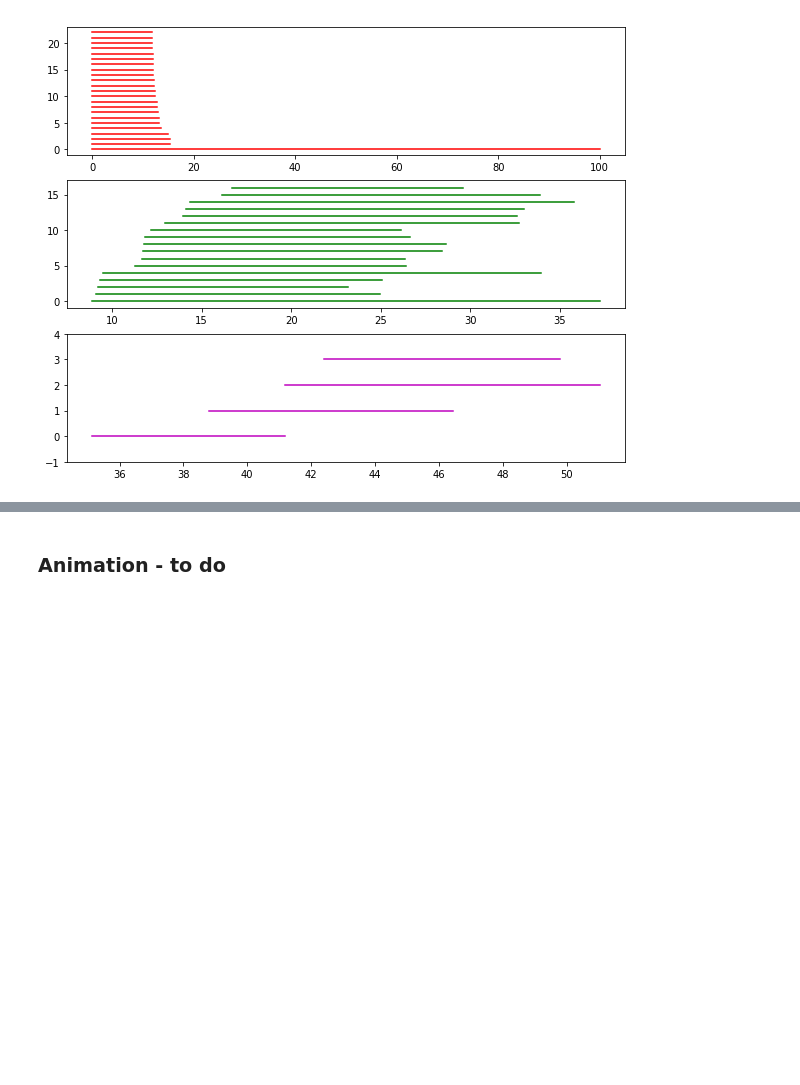
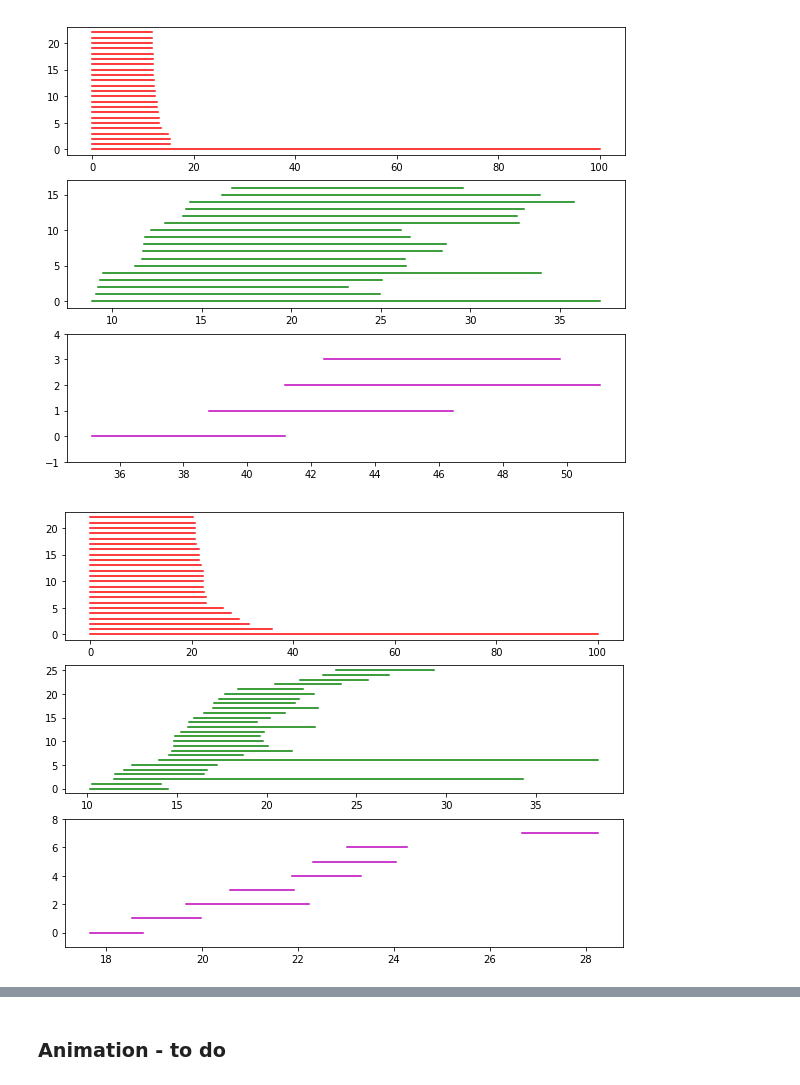
Before and after one commit to ayonar/HiddenManifolds, a Jupyter notebook: spud_code/manifold_and_decoding/HiddenManifold.ipynb, the cells around one changed output, grey strips where cells are left out. Cells and saved outputs as stored; diff of their text form; code cells hidden in the pictures; blank space fills up the shorter version.

Commit message:
Betti number calculations in full-augmented space compared to reduced space

```diff
--- a/spud_code/manifold_and_decoding/HiddenManifold.ipynb
+++ b/spud_code/manifold_and_decoding/HiddenManifold.ipynb
@@ -418,6 +418,13 @@ H1_rates = rates
 barcodes = tda(H1_rates, maxdim=1, coeff=2)['dgms']
 results['h0'] = barcodes[0]
 results['h1'] = barcodes[1]
+# %%
+# *** In Full Space ***
+# H0 & H1
+H1_rates = sm_rates12
+barcodes = tda(H1_rates, maxdim=1, coeff=2)['dgms']
+results['h0'] = barcodes[0]
+results['h1'] = barcodes[1]
 # %%
 results
 # %% [output]
@@ -448,6 +455,17 @@ else:
     H2_rates = rates
 barcodes = tda(H2_rates, maxdim=2, coeff=2)['dgms']
 results['h2'] = barcodes[2]
+# %%
+# *** In Full Space ***
+# H2. Need to subsample points for computational tractability if
+# number of points is large (can go higher but very slow)
+if len(sm_rates12) > 1500:
+    idx = np.random.choice(np.arange(len(sm_rates12)), 1000, replace=False)
+    H2_rates = sm_rates12[idx]
+else:
+    H2_rates = sm_rates12
+barcodes = tda(H2_rates, maxdim=2, coeff=2)['dgms']
+results['h2'] = barcodes[2]
 # %%
 # save
 gff.save_pickle_file(results, save_dir + '%s_%s%s_ph_barcodes.p' % (session, state, ('_thresholded' * thrsh)))
@@ -516,3 +534,32 @@ if plot_barcode:
     plt.show()
 # %% [output]
 [figure]
+# %%
+# *** In Full Space - Original ***
+if plot_barcode:
+    col_list = ['r', 'g', 'm', 'c']
+    h0, h1, h2 = results['h0'], results['h1'], results['h2']
+    # replace the infinity bar (-1) in H0 by a really large number
+    h0[~np.isfinite(h0)] = 100
+    # Plot the longest barcodes only
+    plot_prcnt = [99, 98, 90] # order is h0, h1, h2
+    to_plot = []
+    for curr_h, cutoff in zip([h0, h1, h2], plot_prcnt):
+         bar_lens = curr_h[:,1] - curr_h[:,0]
+         plot_h = curr_h[bar_lens > np.percentile(bar_lens, cutoff)]
+         to_plot.append(plot_h)
+
+    fig = plt.figure(figsize=(10, 8))
+    gs = gridspec.GridSpec(3, 4)
+    for curr_betti, curr_bar in enumerate(to_plot):
+        ax = fig.add_subplot(gs[curr_betti, :])
+        for i, interval in enumerate(reversed(curr_bar)):
+            ax.plot([interval[0], interval[1]], [i, i], color=col_list[curr_betti],
+                lw=1.5)
+        # ax.set_xlim([0, xlim])
+        # ax.set_xticks([0, xlim])
+        ax.set_ylim([-1, len(curr_bar)])
+        # ax.set_yticks([])
+    plt.show()
+# %% [output]
+[figure, added]
```
Also changed, not shown: parts of 3 cells of this notebook.
